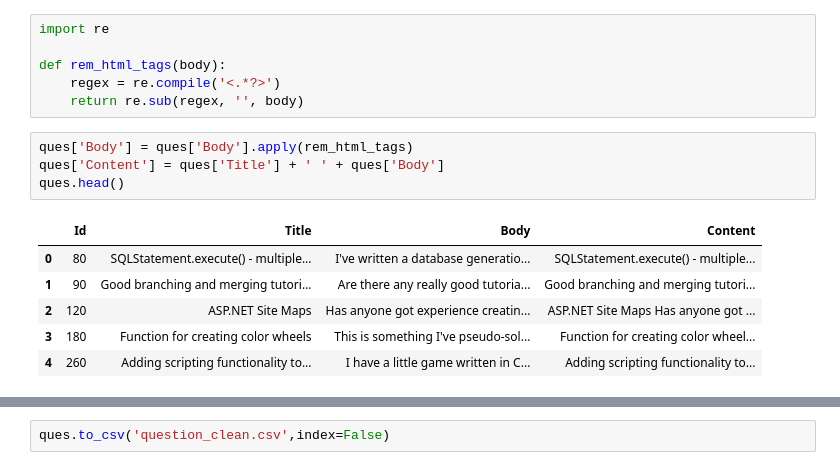
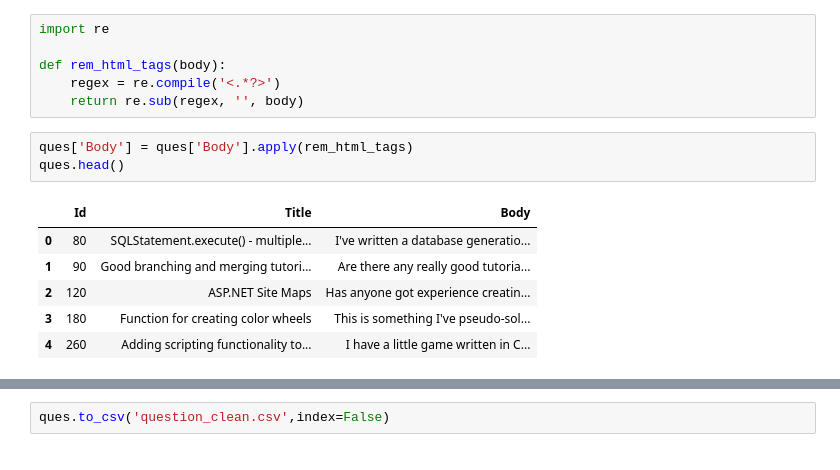
Before and after one commit to theRajeshReddy/StackOverFlow-Classification, a Jupyter notebook: Stackoverflow Clean Questions.ipynb, the cells around one changed output, grey strips where cells are left out. Cells and saved outputs as stored; diff of their text form.

```diff
--- a/Stackoverflow Clean Questions.ipynb
+++ b/Stackoverflow Clean Questions.ipynb
@@ -56,12 +56,11 @@ def rem_html_tags(body):
     return re.sub(regex, '', body)
 # %%
 ques['Body'] = ques['Body'].apply(rem_html_tags)
-ques['Content'] = ques['Title'] + ' ' + ques['Body']
 ques.head()
 # %% [output]
-|  | Id | Title | Body | Content |
-| 0 | 80 | SQLStatement.execute() - multiple... | I've written a database generatio... | SQLStatement.execute() - multiple... |
-| 1 | 90 | Good branching and merging tutori... | Are there any really good tutoria... | Good branching and merging tutori... |
-| 2 | 120 | ASP.NET Site Maps | Has anyone got experience creatin... | ASP.NET Site Maps Has anyone got ... |
-| 3 | 180 | Function for creating color wheels | This is something I've pseudo-sol... | Function for creating color wheel... |
-| 4 | 260 | Adding scripting functionality to... | I have a little game written in C... | Adding scripting functionality to... |
+|  | Id | Title | Body |
+| 0 | 80 | SQLStatement.execute() - multiple... | I've written a database generatio... |
+| 1 | 90 | Good branching and merging tutori... | Are there any really good tutoria... |
+| 2 | 120 | ASP.NET Site Maps | Has anyone got experience creatin... |
+| 3 | 180 | Function for creating color wheels | This is something I've pseudo-sol... |
+| 4 | 260 | Adding scripting functionality to... | I have a little game written in C... |
```
Also changed, not shown: parts of 1 cell of this notebook, 1 other file.
